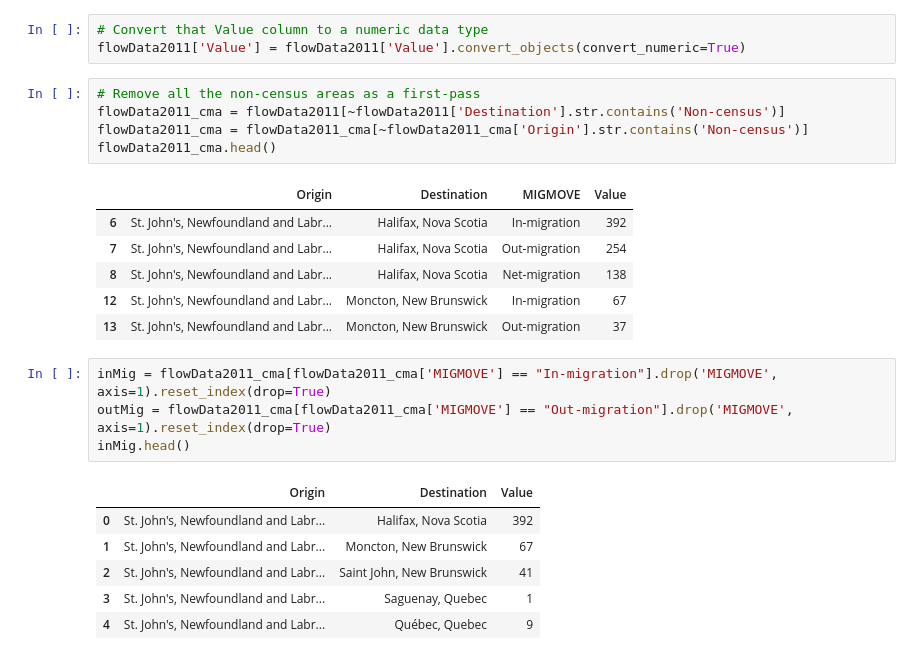
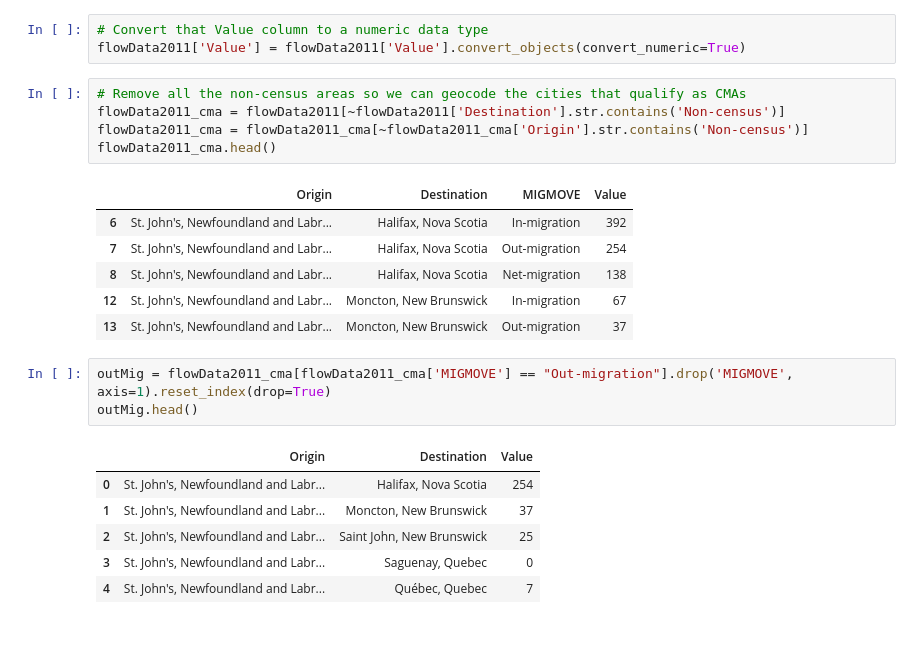
Before and after one commit to CitizensCode/PopulationFlow, a Jupyter notebook: PopulationFlow.ipynb, the cells around one changed output. Saved outputs shown, nothing was run; the diff lists cells and outputs as text.

```diff
--- a/PopulationFlow.ipynb
+++ b/PopulationFlow.ipynb
@@ -74,7 +77,7 @@ flowData2011.head()
 # Convert that Value column to a numeric data type
 flowData2011['Value'] = flowData2011['Value'].convert_objects(convert_numeric=True)
 # %%
-# Remove all the non-census areas as a first-pass
+# Remove all the non-census areas so we can geocode the cities that qualify as CMAs
 flowData2011_cma = flowData2011[~flowData2011['Destination'].str.contains('Non-census')]
 flowData2011_cma = flowData2011_cma[~flowData2011_cma['Origin'].str.contains('Non-census')]
 flowData2011_cma.head()
@@ -86,15 +89,14 @@ flowData2011_cma.head()
 | 12 | St. John's, Newfoundland and Labr... | Moncton, New Brunswick | In-migration | 67 |
 | 13 | St. John's, Newfoundland and Labr... | Moncton, New Brunswick | Out-migration | 37 |
 # %%
-inMig = flowData2011_cma[flowData2011_cma['MIGMOVE'] == "In-migration"].drop('MIGMOVE', axis=1).reset_index(drop=True)
 outMig = flowData2011_cma[flowData2011_cma['MIGMOVE'] == "Out-migration"].drop('MIGMOVE', axis=1).reset_index(drop=True)
-inMig.head()
+outMig.head()
 # %% [output]
 |  | Origin | Destination | Value |
-| 0 | St. John's, Newfoundland and Labr... | Halifax, Nova Scotia | 392 |
-| 1 | St. John's, Newfoundland and Labr... | Moncton, New Brunswick | 67 |
-| 2 | St. John's, Newfoundland and Labr... | Saint John, New Brunswick | 41 |
-| 3 | St. John's, Newfoundland and Labr... | Saguenay, Quebec | 1 |
-| 4 | St. John's, Newfoundland and Labr... | Québec, Quebec | 9 |
+| 0 | St. John's, Newfoundland and Labr... | Halifax, Nova Scotia | 254 |
+| 1 | St. John's, Newfoundland and Labr... | Moncton, New Brunswick | 37 |
+| 2 | St. John's, Newfoundland and Labr... | Saint John, New Brunswick | 25 |
+| 3 | St. John's, Newfoundland and Labr... | Saguenay, Quebec | 0 |
+| 4 | St. John's, Newfoundland and Labr... | Québec, Quebec | 7 |
 # %%
 outMigPiv = outMig.pivot('Origin', 'Destination', 'Value')
```
Also changed, not shown: parts of 5 cells of this notebook.
